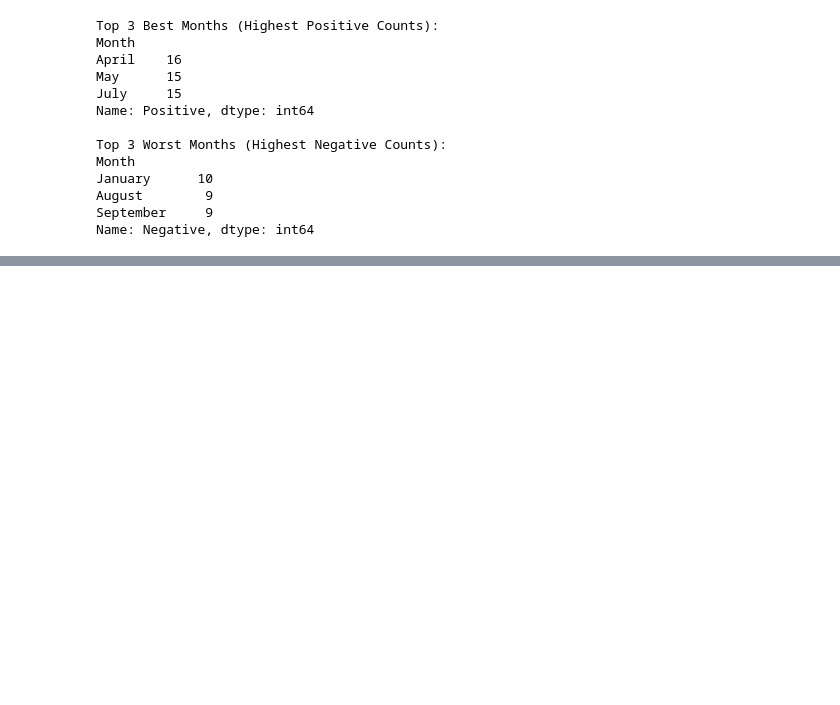
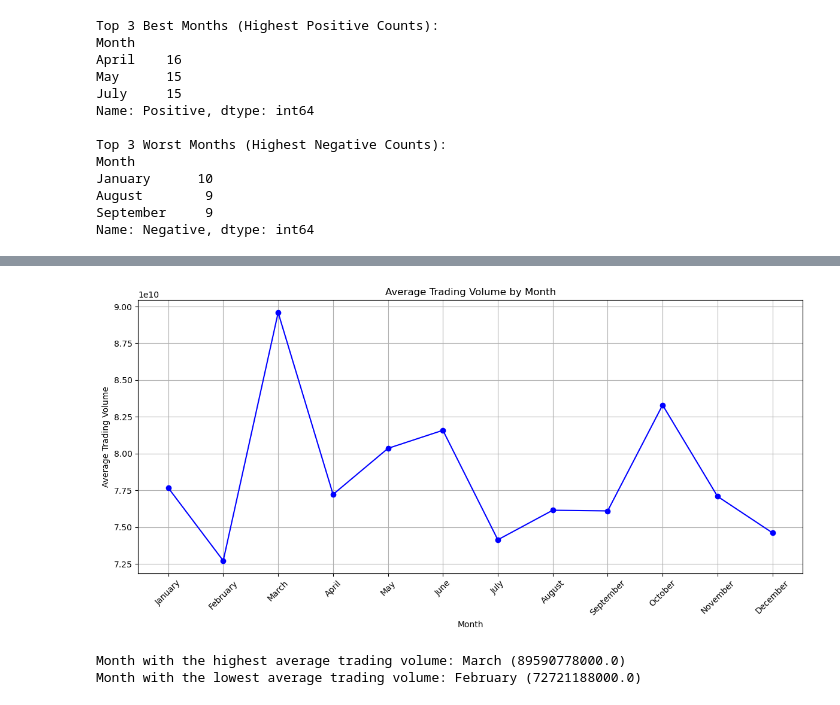
Before and after one commit to enevmartin/S-P_500_Seasonality_Analysis, a Jupyter notebook: notebooks/simple.ipynb, the cells around one changed output, grey strips where cells are left out. Drawn from its saved outputs; the diff is of its cells as text; code cells hidden in the pictures; blank space fills up the shorter version.

Commit message:
Updated merged cleaned data and notebook. Deleted unnecessary checkpoint file.

```diff
--- a/notebooks/simple.ipynb
+++ b/notebooks/simple.ipynb
@@ -507 +507,48 @@ Name: Negative, dtype: int64
+# %%
+# Ensure 'Date' column is in datetime format
+merged_df['Date'] = pd.to_datetime(merged_df['Date'])
+
+# Extract month and year
+merged_df['Year'] = merged_df['Date'].dt.year
+merged_df['Month'] = merged_df['Date'].dt.month_name()
+
+# Convert 'Volume' column to numeric (removing non-numeric characters if necessary)
+merged_df['Volume'] = merged_df['Volume'].astype(str).str.replace(',', '')
+merged_df['Volume'] = pd.to_numeric(merged_df['Volume'], errors='coerce')
+
+# Group by month and calculate the average volume for each month across all years
+monthly_avg_volume = merged_df.groupby('Month')['Volume'].mean()
+
+# Reorder months to match calendar order
+month_order = ['January', 'February', 'March', 'April', 'May', 'June',
+               'July', 'August', 'September', 'October', 'November', 'December']
+monthly_avg_volume = monthly_avg_volume.reindex(month_order)
+
+# Plot the average trading volume with a line chart
+plt.figure(figsize=(12, 6))
+plt.plot(monthly_avg_volume.index, monthly_avg_volume.values, marker='o', linestyle='-', color='b')
+plt.xlabel('Month')
+plt.ylabel('Average Trading Volume')
+plt.title('Average Trading Volume by Month')
+plt.xticks(rotation=45)
+plt.grid(True)
+plt.tight_layout()
+
+# Show the plot
+plt.show()
+
+# Find the month with the highest and lowest average volume
+highest_avg_volume_month = monthly_avg_volume.idxmax()
+highest_avg_volume_value = monthly_avg_volume.max()
+
+lowest_avg_volume_month = monthly_avg_volume.idxmin()
+lowest_avg_volume_value = monthly_avg_volume.min()
+
+# Print the results
+print(f"Month with the highest average trading volume: {highest_avg_volume_month} ({highest_avg_volume_value})")
+print(f"Month with the lowest average trading volume: {lowest_avg_volume_month} ({lowest_avg_volume_value})")
+# %% [output]
+[figure, added]
+Month with the highest average trading volume: March (89590778000.0)
+Month with the lowest average trading volume: February (72721188000.0)
 # %% [markdown]
```
Also changed, not shown: parts of 25 cells of this notebook, 1 other file.
